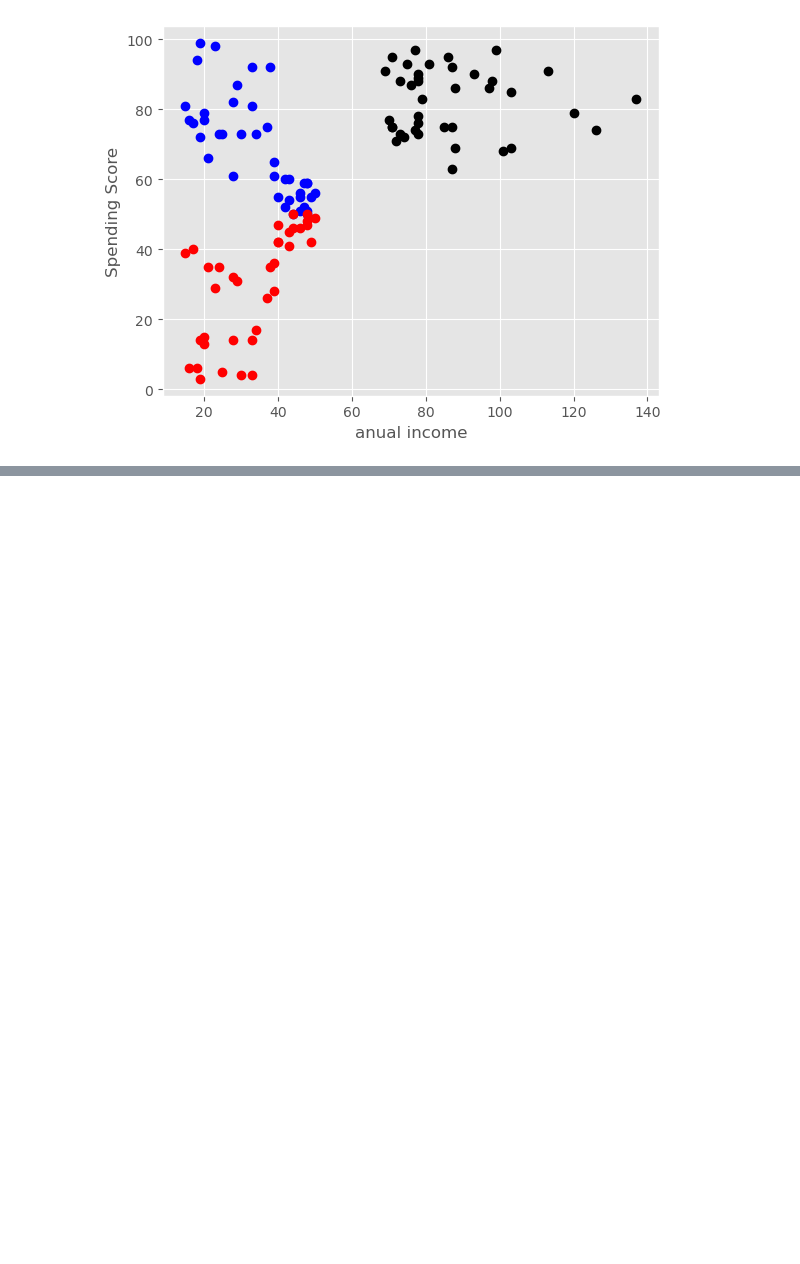
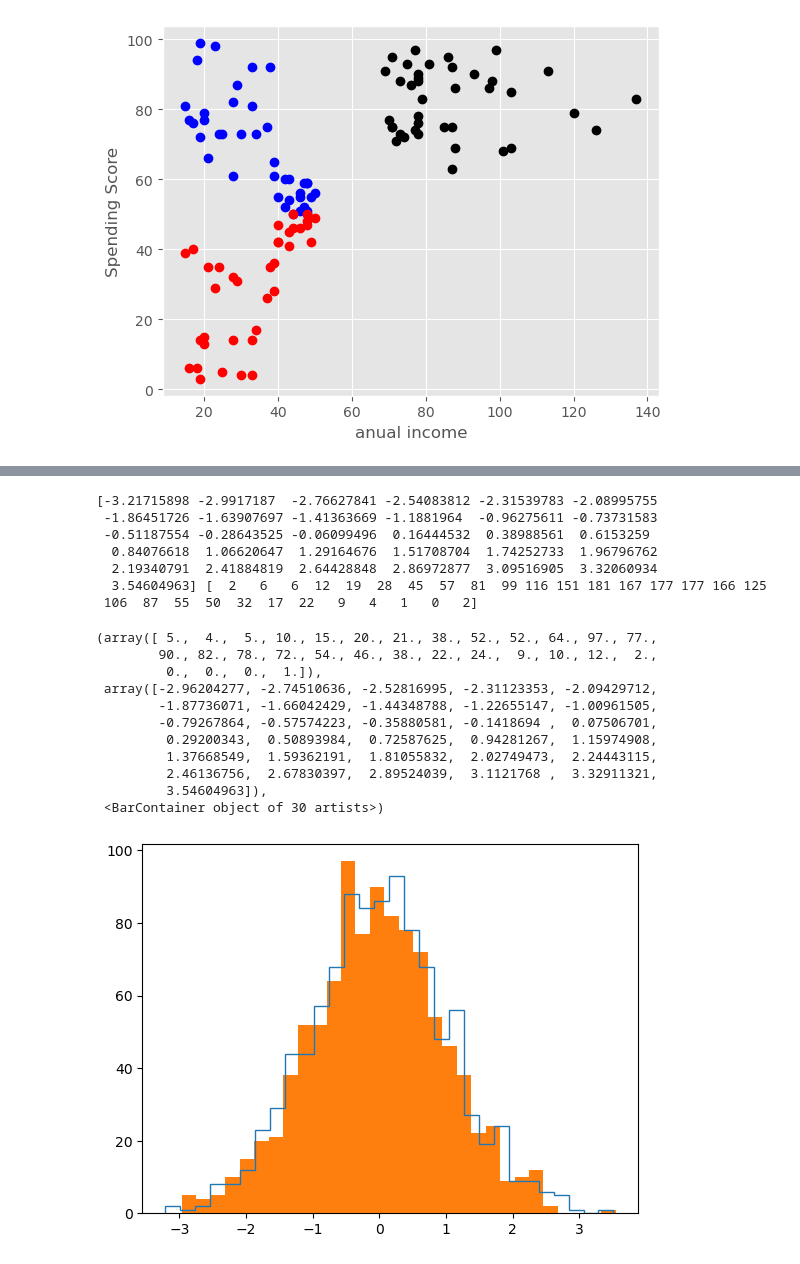
Before and after one commit to basavbamrah/training-sem-7, a Jupyter notebook: basics_5_matplt.ipynb, the cells around one changed output, grey strips where cells are left out. Drawn from its saved outputs; the diff is of its cells as text; code cells hidden in the pictures; blank space fills up the shorter version.

```diff
--- a/basics_5_matplt.ipynb
+++ b/basics_5_matplt.ipynb
@@ -326,0 +350,26 @@ Text(0, 0.5, 'Spending Score')
+# %%
+arr2=np.random.randn(1000)
+x,y=np.histogram((arr,arr2),bins=30)
+print(y,x)
+plt.hist(arr,bins=30,histtype='step')
+plt.hist(arr2,bins=30)
+# %% [output]
+[-3.21715898 -2.9917187  -2.76627841 -2.54083812 -2.31539783 -2.08995755
+ -1.86451726 -1.63907697 -1.41363669 -1.1881964  -0.96275611 -0.73731583
+ -0.51187554 -0.28643525 -0.06099496  0.16444532  0.38988561  0.6153259
+  0.84076618  1.06620647  1.29164676  1.51708704  1.74252733  1.96796762
+  2.19340791  2.41884819  2.64428848  2.86972877  3.09516905  3.32060934
+  3.54604963] [  2   6   6  12  19  28  45  57  81  99 116 151 181 167 177 177 166 125
+ 106  87  55  50  32  17  22   9   4   1   0   2]
+(array([ 5.,  4.,  5., 10., 15., 20., 21., 38., 52., 52., 64., 97., 77.,
+        90., 82., 78., 72., 54., 46., 38., 22., 24.,  9., 10., 12.,  2.,
+         0.,  0.,  0.,  1.]),
+ array([-2.96204277, -2.74510636, -2.52816995, -2.31123353, -2.09429712,
+        -1.87736071, -1.66042429, -1.44348788, -1.22655147, -1.00961505,
+        -0.79267864, -0.57574223, -0.35880581, -0.1418694 ,  0.07506701,
+         0.29200343,  0.50893984,  0.72587625,  0.94281267,  1.15974908,
+         1.37668549,  1.59362191,  1.81055832,  2.02749473,  2.24443115,
+         2.46136756,  2.67830397,  2.89524039,  3.1121768 ,  3.32911321,
+         3.54604963]),
+ <BarContainer object of 30 artists>)
+[figure, added]
```
Also changed, not shown: parts of 3 cells of this notebook, 1 other file.
